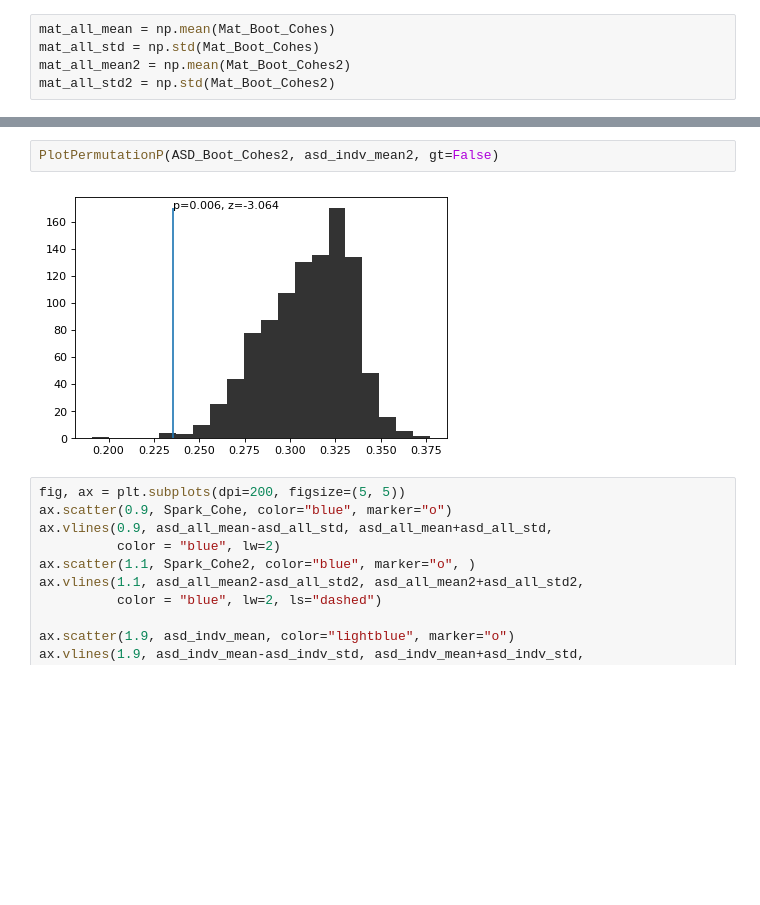
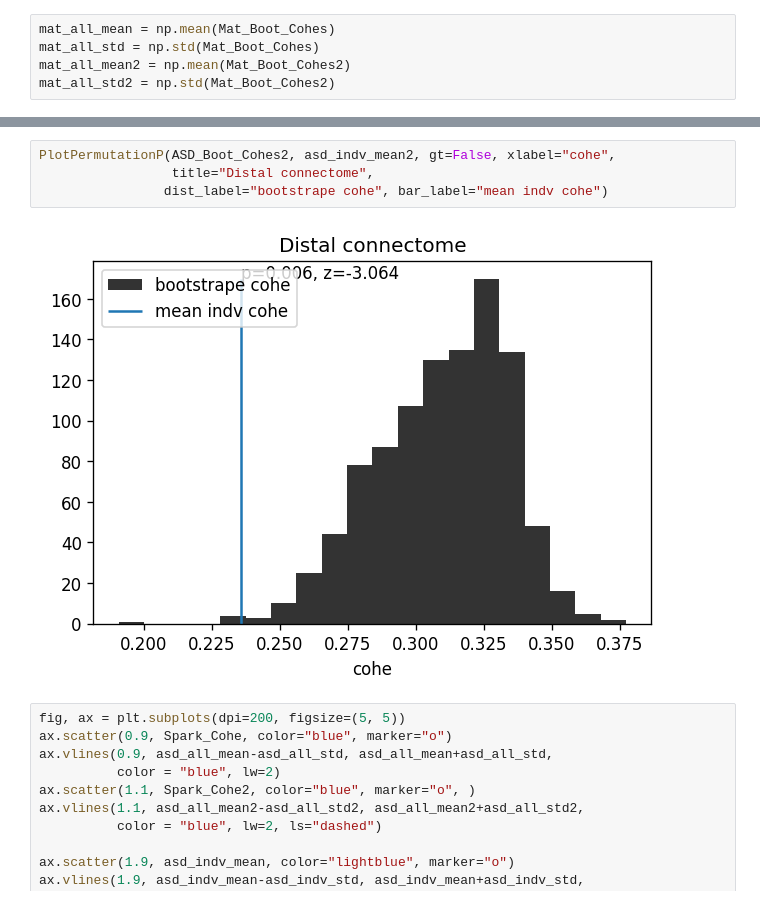
Before and after one commit to explorerwjy/ASD_Circuits, a Jupyter notebook: src/Individual_gene_connectivity.ipynb, the cells around one changed output, grey strips where cells are left out. Cells and saved outputs as stored; diff of their text form; blank space fills up the shorter version.

```diff
--- a/src/Individual_gene_connectivity.ipynb
+++ b/src/Individual_gene_connectivity.ipynb
@@ -200,7 +202,9 @@ PlotPermutationP(ASD_Boot_Cohes, asd_indv_mean, gt=False)
 # %%
-PlotPermutationP(ASD_Boot_Cohes2, asd_indv_mean2, gt=False)
+PlotPermutationP(ASD_Boot_Cohes2, asd_indv_mean2, gt=False, xlabel="cohe",
+                 title="Distal connectome",
+                dist_label="bootstrape cohe", bar_label="mean indv cohe")
 # %% [output]
-[figure, old version]
+[figure, new version]
 # %%
 fig, ax = plt.subplots(dpi=200, figsize=(5, 5))
 ax.scatter(0.9, Spark_Cohe, color="blue", marker="o")
```
Also changed, not shown: parts of 1 cell of this notebook, 5 other files.
